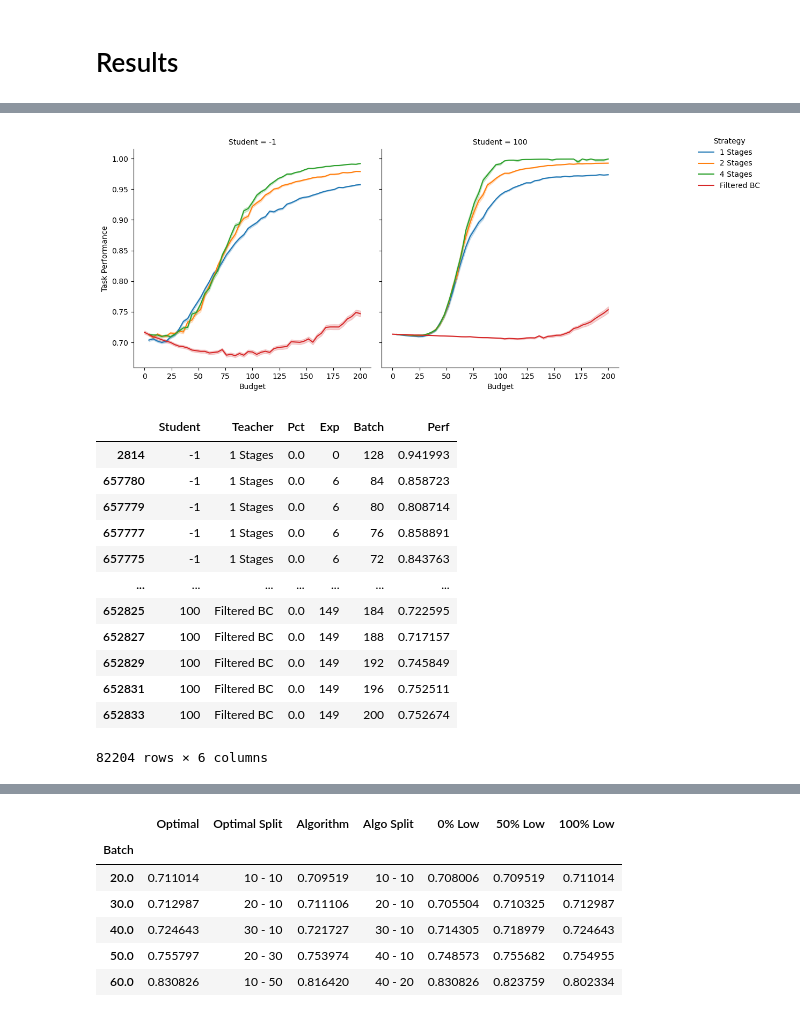
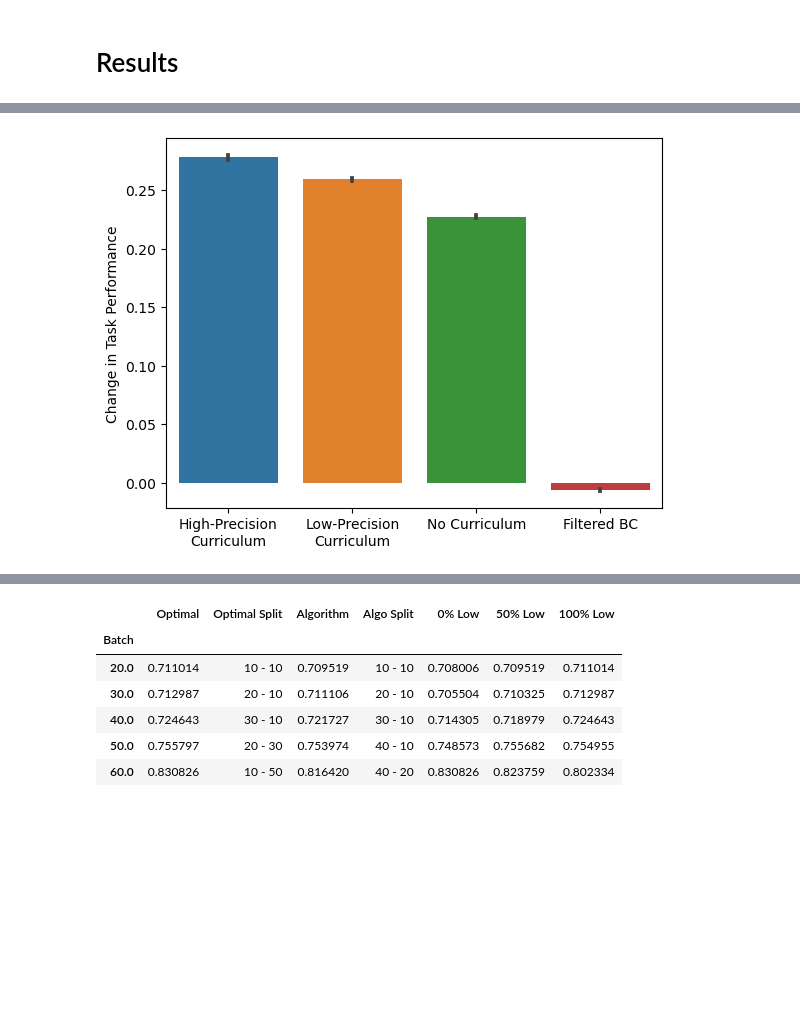
Before and after one commit to saumikn/gymnasium-test, a Jupyter notebook: tree.ipynb, the cells around one changed output, grey strips where cells are left out. Drawn from its saved outputs; the diff is of its cells as text; code cells hidden in the pictures; blank space fills up the shorter version.

```diff
--- a/tree.ipynb
+++ b/tree.ipynb
@@ -236,6 +240,7 @@ Wall time: 33.8 s
 df = pd.read_csv('/storage1/fs1/chien-ju.ho/Active/gym/tree4.txt',
                  names=['Student','Teacher','Pct','Exp','Batch','Perf'],
                  sep = ';')
+df = df[df.Student==100]
 df1 = df.groupby(['Student','Teacher','Pct','Batch','Exp']).Perf.mean().reset_index()
 df1 = df1.groupby(['Student','Teacher','Pct','Batch']).Perf.agg(['mean','std','sem','count']).reset_index()
 df1 = df1.rename(columns={'mean':'Perf', 'std':'SD', 'sem':'SE'})
@@ -291,62 +338,50 @@ plt.show()
 # %%
 subs['twoA'] = []
-# [str([(k, int(v)) for k,v in i]) for i in [
-#     [((0.010,0.100,1.000,10.00), nb)],
-#     [((10.00,1.000), nb//2), ((0.100,0.010), nb//2)],
-#     [(10.00, nb//4), (1.000, nb//4), (0.100, nb//4), (0.010, nb//4)],
-# ]]
 for nb in range(4,401,4):
     subs['twoA'].append(str([((0.01,0.032,0.1,0.316), nb)]))
     subs['twoA'].append(str([((0.316,0.1), nb//2), ((0.032,0.010), nb//2)]))
     subs['twoA'].append(str([(0.316, nb//4), (0.1, nb//4), (0.032, nb//4), (0.010, nb//4)]))
 
 df2 = df[df.Teacher.isin(subs['twoA'])].copy()
 
 df2 = df2[df2.Pct == 0]
-# df2 = df2[df2.Student==100]
-df2 = df2[df2.Batch <= 200]
-
-# df2['Teacher'] = df2.Teacher.replace(dict(zip(df2.Teacher.unique(), ['2 Bins', '4 Bins', '1 Bin'])))
-df2['Teacher'] = df2.Teacher.apply(lambda x: f"{len(eval(x))} Stages")
+df2['Teacher'] = df2.Teacher.apply(lambda x: f"{len(eval(x))} Stage")
 df2 = df2.sort_values('Teacher')
 
 
-df3 = df[df.Teacher==str([(0.01, 200)])].query('Batch <= 50')
-df3['Batch'] *= 4
-df3['Teacher'] = 'Filtered BC'
-df2 = pd.concat([df2, df3])
-
+filteredBC = df[df.Teacher==str([(0.01, 200)])].query('Batch <= 100')
+filteredBC['Batch'] *= 4
+filteredBC['Teacher'] = 'Filtered BC'
+df2 = pd.concat([df2, filteredBC])
 
 
 df2 = df2.rename(columns={'Teacher':'Strategy'})
+df2['Strategy'] = df2.Strategy.replace({'4 Stage': 'High-Precision\nCurriculum',
+                                        '2 Stage': 'Low-Precision\nCurriculum',
+                                        '1 Stage': 'No Curriculum'})
+
+# with warnings.catch_warnings():
+#     warnings.simplefilter(action='ignore', category=FutureWarning)
+#     ax = sns.lineplot(df2, x='Batch', y='Perf', hue='Strategy', errorbar='se')
+#     ax.set(
+#         xlabel='Budget',
+#         ylabel='Task Performance'
+#     )
+
+df2['PerfChange'] = df2.Perf - df2[df2.Batch==0].Perf.mean()
+df2 = df2.sort_values('Strategy', key=lambda x: -x.str.len())
 
 with warnings.catch_warnings():
     warnings.simplefilter(action='ignore', category=FutureWarning)
-    ax = sns.relplot(df2, kind='line', col='Student', x='Batch', y='Perf', hue='Strategy', errorbar='se')
-    sns.move_legend(ax, "upper left", bbox_to_anchor=(1, 1))
+    ax = sns.barplot(df2[df2.Batch==100], x='Strategy', y='PerfChange', errorbar='se', dodge=False)
+
     ax.set(
-        # title='Evaluating Skill-based Curricula by Number of Bins in Tree-Search Domain',
-        xlabel='Budget',
-        ylabel='Task Performance'
+        xlabel='',
+        ylabel='Change in Task Performance'
     )
+
 plt.savefig('images/tree-2.1.pdf', bbox_inches='tight')
 plt.show()
 # %% [output]
-[figure, old version]
+[figure, new version]
-# %%
-pd.concat([df2, df3])
-# %% [output]
-|  | Student | Teacher | Pct | Exp | Batch | Perf |
-| 2814 | -1 | 1 Stages | 0.0 | 0 | 128 | 0.941993 |
-| 657780 | -1 | 1 Stages | 0.0 | 6 | 84 | 0.858723 |
-| 657779 | -1 | 1 Stages | 0.0 | 6 | 80 | 0.808714 |
-| 657777 | -1 | 1 Stages | 0.0 | 6 | 76 | 0.858891 |
-| 657775 | -1 | 1 Stages | 0.0 | 6 | 72 | 0.843763 |
-| ... | ... | ... | ... | ... | ... | ... |
-| 652825 | 100 | Filtered BC | 0.0 | 149 | 184 | 0.722595 |
-| 652827 | 100 | Filtered BC | 0.0 | 149 | 188 | 0.717157 |
-| 652829 | 100 | Filtered BC | 0.0 | 149 | 192 | 0.745849 |
-| 652831 | 100 | Filtered BC | 0.0 | 149 | 196 | 0.752511 |
-| 652833 | 100 | Filtered BC | 0.0 | 149 | 200 | 0.752674 |
-82204 rows × 6 columns
 # %%
```
Also changed, not shown: parts of 9 cells of this notebook, 5 other files.
